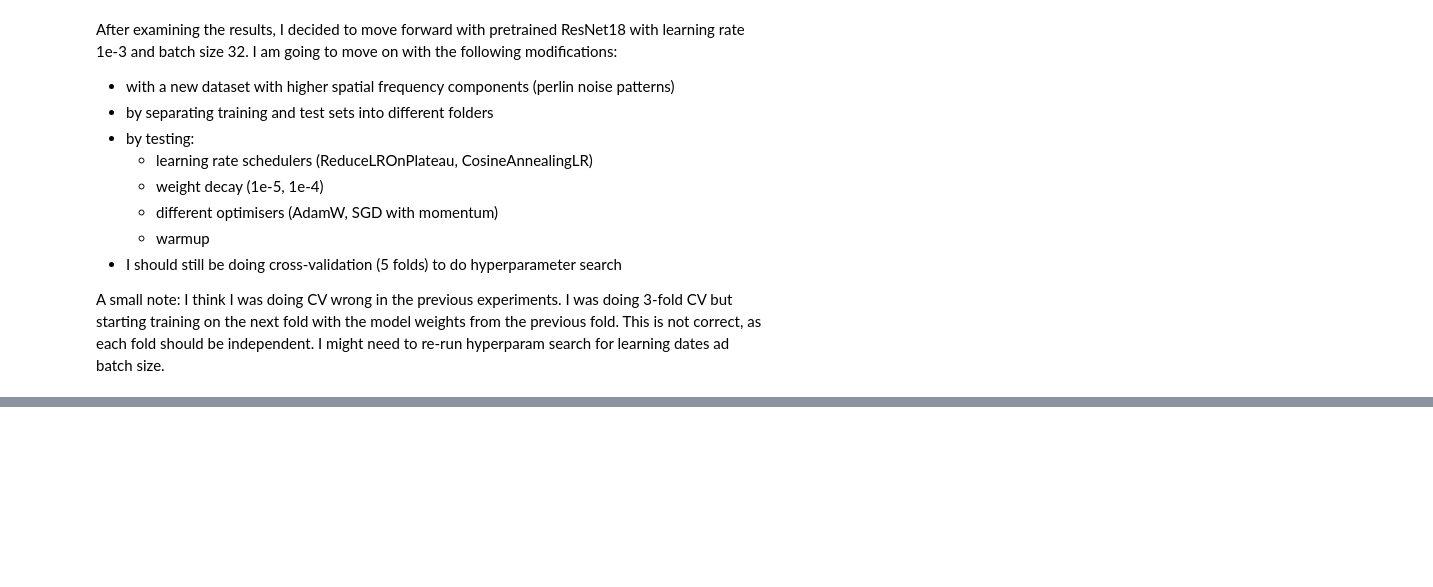
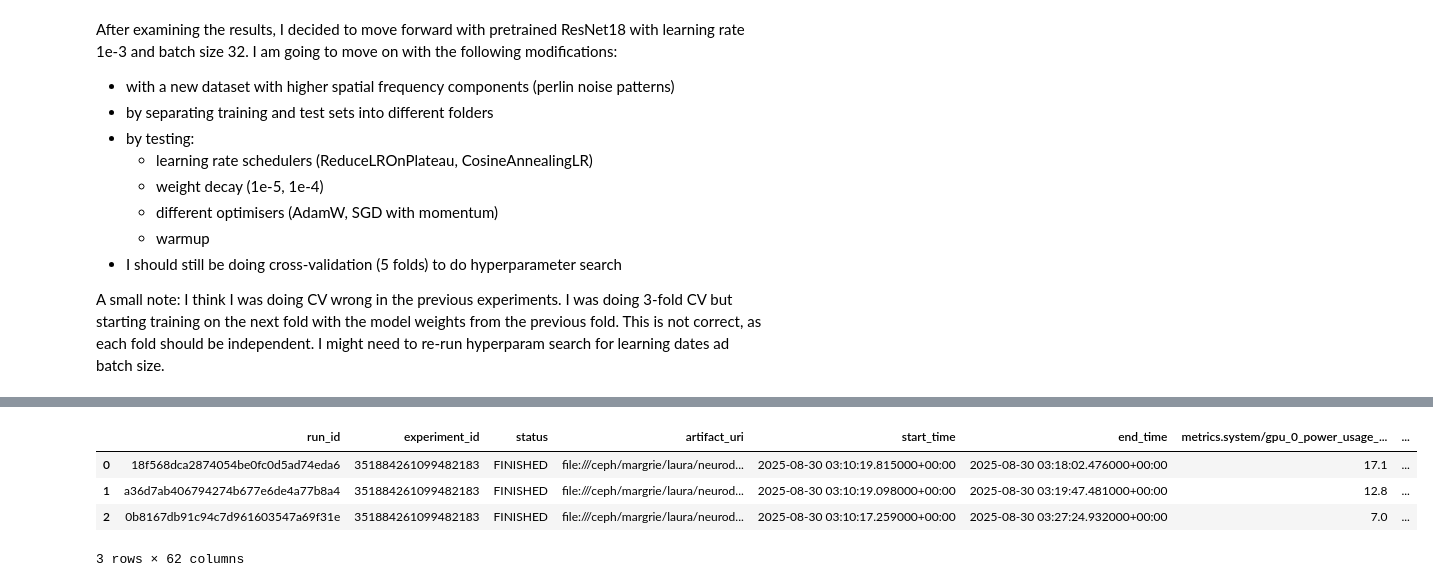
Before and after one commit to lauraporta/neurodecoders, a Jupyter notebook: notebooks/step_1/encoder.ipynb, the cells around one changed output, grey strips where cells are left out. Drawn from its saved outputs; the diff is of its cells as text; code cells hidden in the pictures; blank space fills up the shorter version.

```diff
--- a/notebooks/step_1/encoder.ipynb
+++ b/notebooks/step_1/encoder.ipynb
@@ -92,0 +144,13 @@ A small note: I think I was doing CV wrong in the previous experiments. I was do
+# %%
+# Let's look at the experiment regarding different datasets comparisons:
+name = "dataset_sweep4"
+
+experiment = [exp for exp in experiments if exp.name == name][0]
+runs = mlflow.search_runs(experiment_ids=[experiment.experiment_id])
+runs
+# %% [output]
+|  | run_id | experiment_id | status | artifact_uri | start_time | end_time | metrics.system/gpu_0_power_usage_... | ... |
+| 0 | 18f568dca2874054be0fc0d5ad74eda6 | 351884261099482183 | FINISHED | file:///ceph/margrie/laura/neurod... | 2025-08-30 03:10:19.815000+00:00 | 2025-08-30 03:18:02.476000+00:00 | 17.1 | ... |
+| 1 | a36d7ab406794274b677e6de4a77b8a4 | 351884261099482183 | FINISHED | file:///ceph/margrie/laura/neurod... | 2025-08-30 03:10:19.098000+00:00 | 2025-08-30 03:19:47.481000+00:00 | 12.8 | ... |
+| 2 | 0b8167db91c94c7d961603547a69f31e | 351884261099482183 | FINISHED | file:///ceph/margrie/laura/neurod... | 2025-08-30 03:10:17.259000+00:00 | 2025-08-30 03:27:24.932000+00:00 | 7.0 | ... |
+3 rows × 62 columns
```
Also changed, not shown: parts of 7 cells of this notebook.
